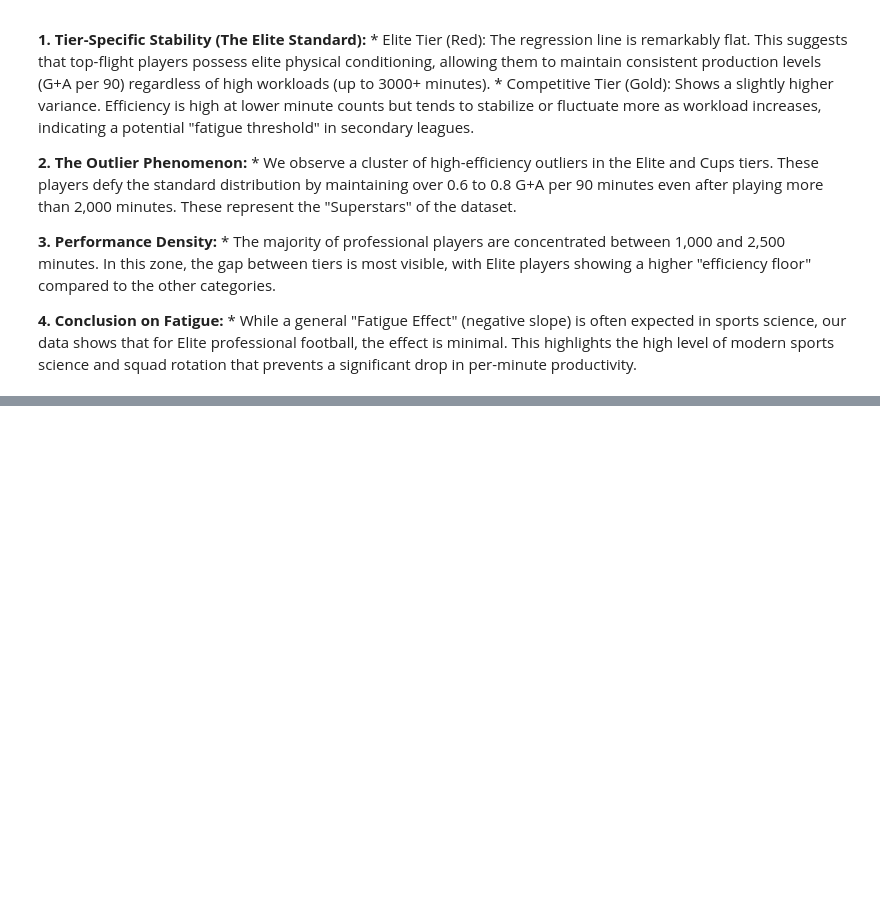
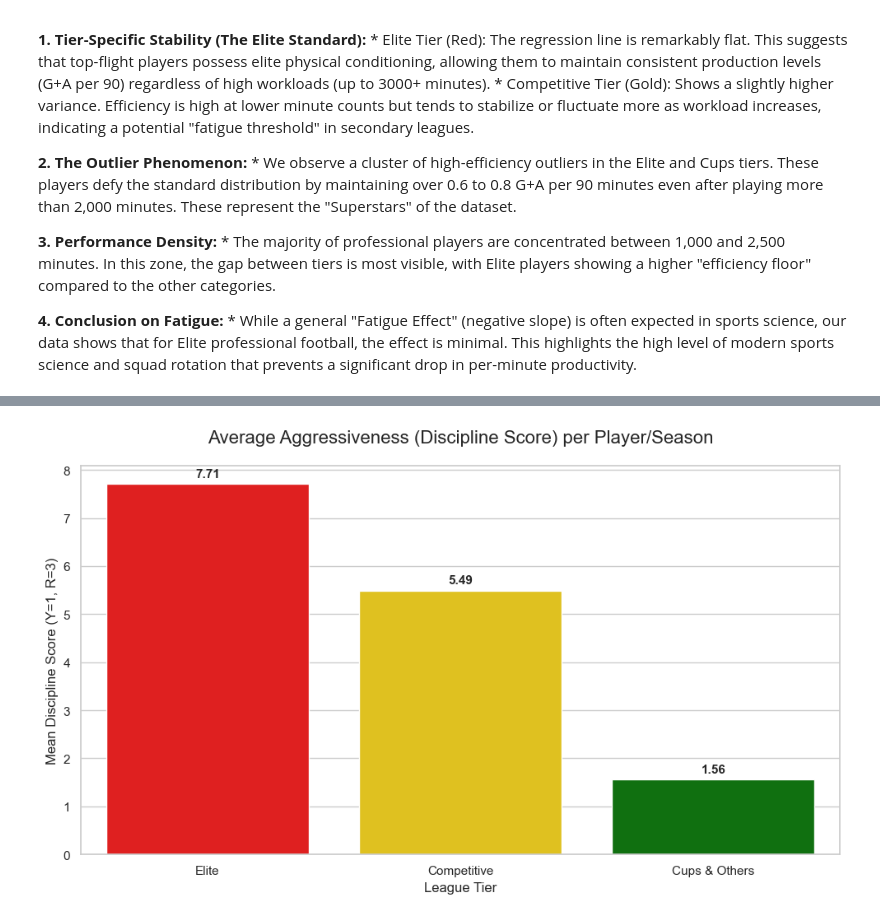
Before and after one commit to EnesPircek/Football-Player-Performance-Analysis, a Jupyter notebook: Python_and_SQL_Project.ipynb, the cells around one changed output, grey strips where cells are left out. Cells and saved outputs as stored; diff of their text form; code cells hidden in the pictures; blank space fills up the shorter version.

```diff
--- a/Python_and_SQL_Project.ipynb
+++ b/Python_and_SQL_Project.ipynb
@@ -874,0 +884,63 @@ Based on the visualized regression analysis across different league tiers, we ca
+# %%
+import sqlite3
+import pandas as pd
+import seaborn as sns
+import matplotlib.pyplot as plt
+
+# Connect to the database
+conn = sqlite3.connect('football_data.db')
+
+# Fetching average discipline score and appearances to normalize
+query = """
+SELECT
+    tier,
+    AVG(discipline_score) as avg_discipline_score
+FROM player_performances
+GROUP BY tier
+ORDER BY avg_discipline_score DESC
+"""
+
+df_aggression = pd.read_sql_query(query, conn)
+conn.close()
+
+# Defining the custom color palette for consistency
+color_map = {
+    'Elite': 'red',
+    'Competitive': 'gold',
+    'Cups & Others': 'green'
+}
+
+# Set aesthetic style
+sns.set_theme(style="whitegrid")
+plt.figure(figsize=(10, 6))
+
+# Creating the Bar Plot
+ax = sns.barplot(
+    data=df_aggression,
+    x='tier',
+    y='avg_discipline_score',
+    palette=color_map,
+    hue='tier',
+    legend=False
+)
+
+# Adding data labels on top of bars for precision
+for p in ax.patches:
+    ax.annotate(format(p.get_height(), '.2f'),
+                (p.get_x() + p.get_width() / 2., p.get_height()),
+                ha = 'center', va = 'center',
+                xytext = (0, 9),
+                textcoords = 'offset points',
+                fontsize=11, fontweight='bold')
+
+# Title and Labels
+plt.title('Average Aggressiveness (Discipline Score) per Player/Season', fontsize=16, pad=20)
+plt.xlabel('League Tier', fontsize=12)
+plt.ylabel('Mean Discipline Score (Y=1, R=3)', fontsize=12)
+
+# Professional final touch
+plt.tight_layout()
+plt.savefig('aggressiveness_analysis.png', dpi=300)
+plt.show()
+# %% [output]
+[figure, added]
```
Also changed, not shown: parts of 2 cells of this notebook, 1 other file.
